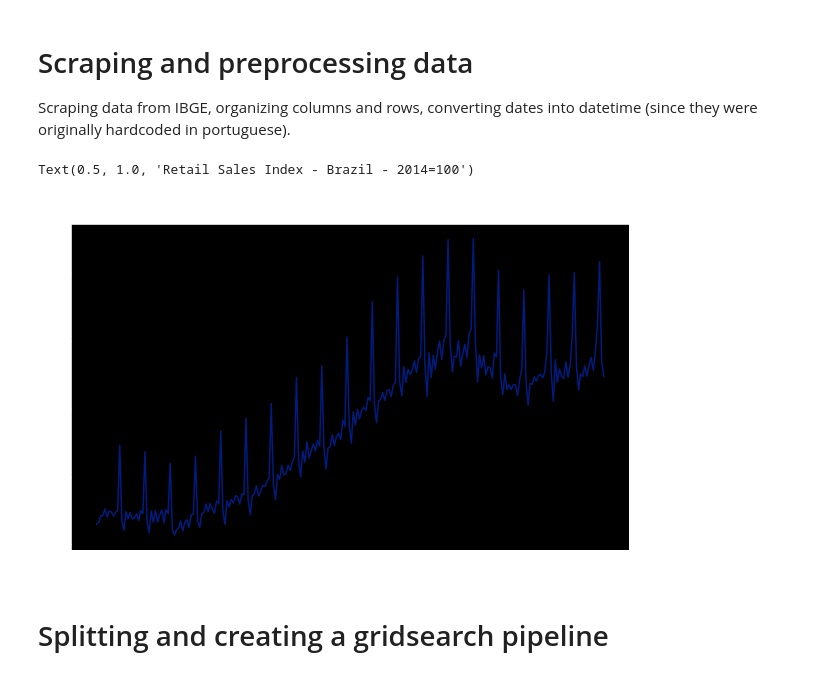
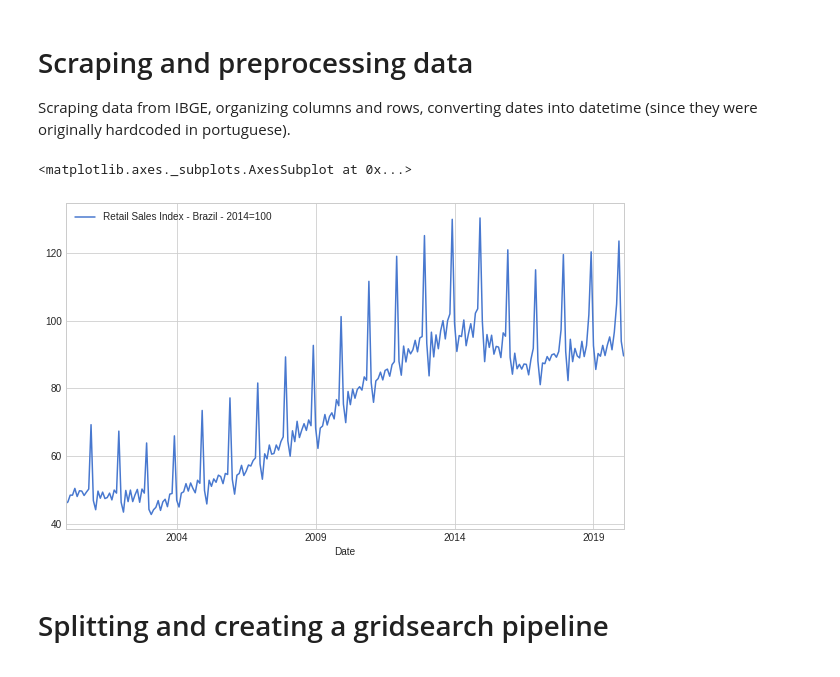
Before and after one commit to rodrigobercini/lstm-varejo-brasil, a Jupyter notebook: LSTM_Retail.ipynb, the cells around one changed output. Drawn from its saved outputs; the diff is of its cells as text; code cells hidden in the pictures.

```diff
--- a/LSTM_Retail.ipynb
+++ b/LSTM_Retail.ipynb
@@ -58,15 +62,12 @@ df = df.drop(['Month', 'Year', 'Date'], axis=1)
 # Renaming column
 df.columns = ['Retail Sales Index - Brazil - 2014=100']
-# %%
-# Plotting Time Series
-plt.style.use('seaborn-dark-palette')
-fig = plt.figure(figsize=(10,6))
-ax = fig.add_subplot(111)
-ax.plot(df['Retail Sales Index - Brazil - 2014=100'])
-plt.title('Retail Sales Index - Brazil - 2014=100', fontsize=20)
-# %% [output]
-Text(0.5, 1.0, 'Retail Sales Index - Brazil - 2014=100')
-[figure, removed]
+# %%
+# Plotting Time Series
+plt.style.use('seaborn-whitegrid')
+df.plot(figsize=(10,6))
+# %% [output]
+<matplotlib.axes._subplots.AxesSubplot at 0x...>
+[figure, added]
 # %% [markdown]
 # Splitting and creating a gridsearch pipeline
 # %%
```
Also changed, not shown: parts of 10 cells of this notebook, 4 other files.
